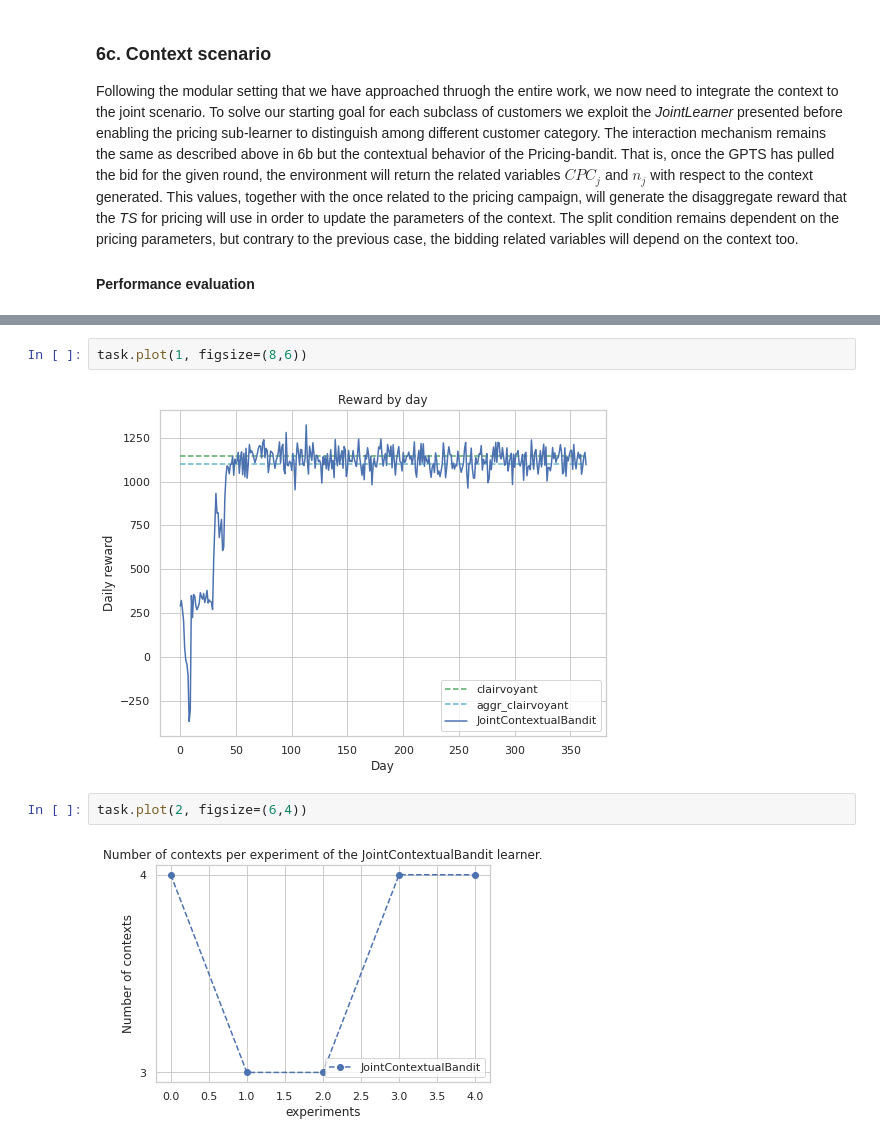
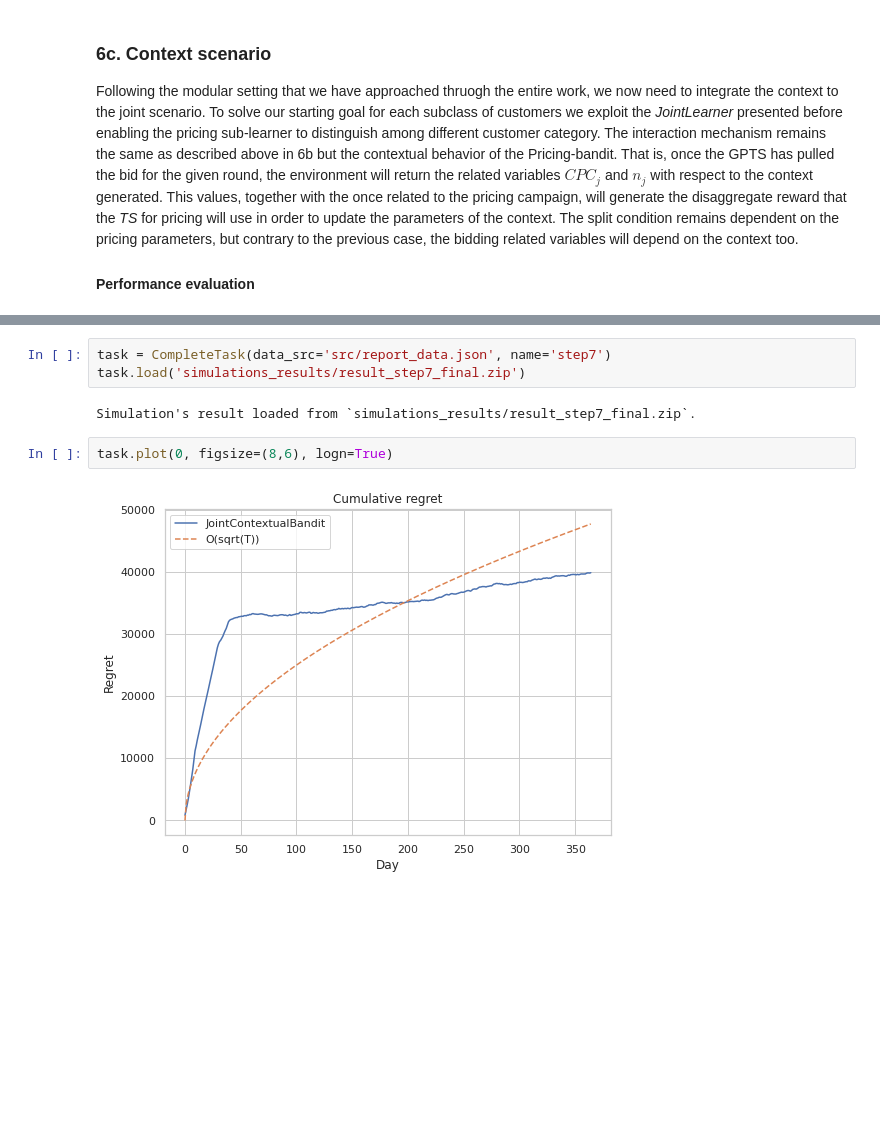
Before and after one commit to fcolombo7/DataIntelligenceApplications, a Jupyter notebook: Report intro.ipynb, the cells around one changed output, grey strips where cells are left out. Drawn from its saved outputs; the diff is of its cells as text; blank space fills up the shorter version.

```diff
--- a/Report intro.ipynb
+++ b/Report intro.ipynb
@@ -443,8 +438,9 @@ task.plot(0, figsize=(8,6), logn=True, logn_coeff=2700)
-# %%
-task.plot(1, figsize=(8,6))
-# %% [output]
-[figure, removed]
-# %%
-task.plot(2, figsize=(6,4))
-# %% [output]
-[figure, removed]
+# %%
+task = CompleteTask(data_src='src/report_data.json', name='step7')
+task.load('simulations_results/result_step7_final.zip')
+# %% [output]
+Simulation's result loaded from `simulations_results/result_step7_final.zip`.
+# %%
+task.plot(0, figsize=(8,6), logn=True)
+# %% [output]
+[figure, added]
```
Also changed, not shown: parts of 17 cells of this notebook, 1 other file.
